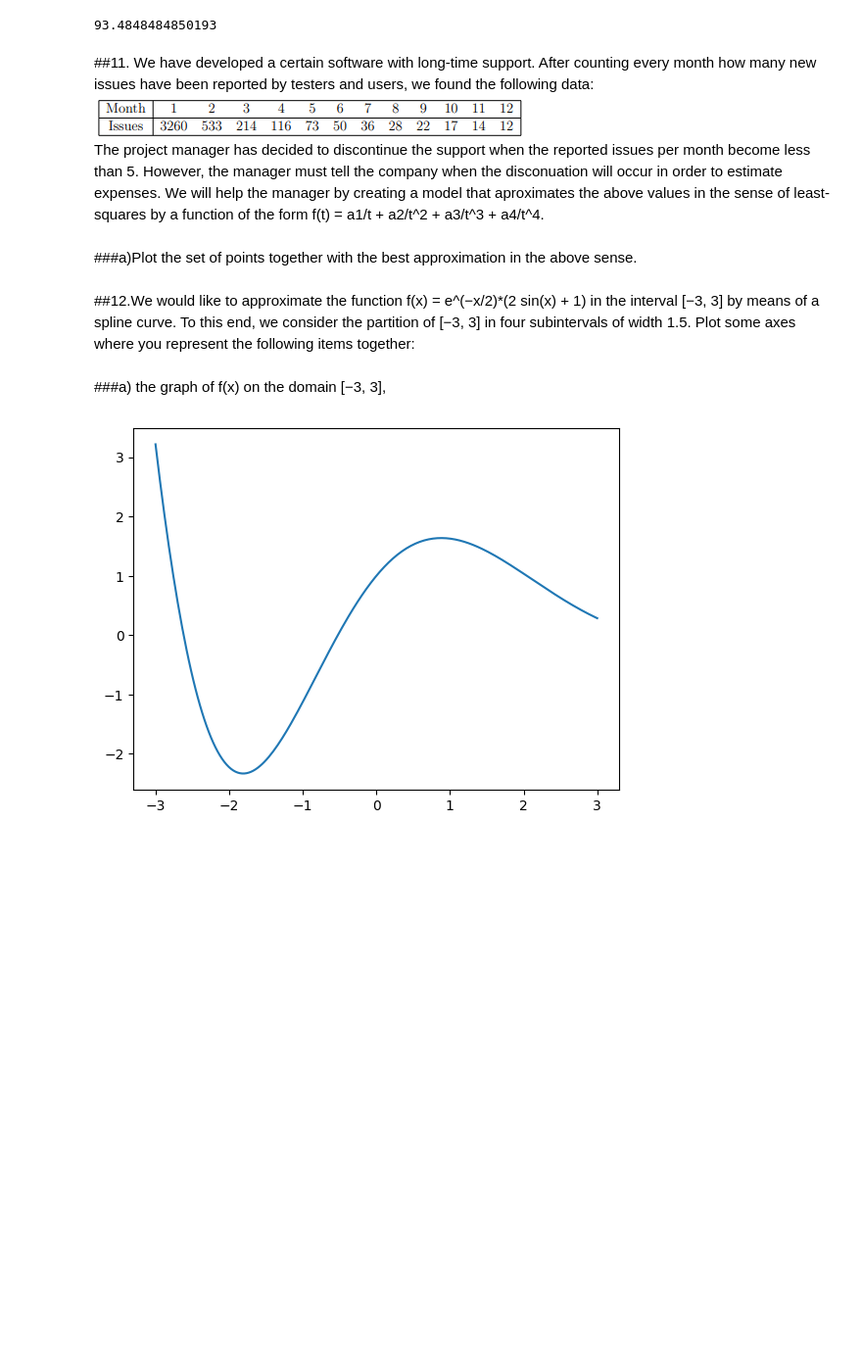
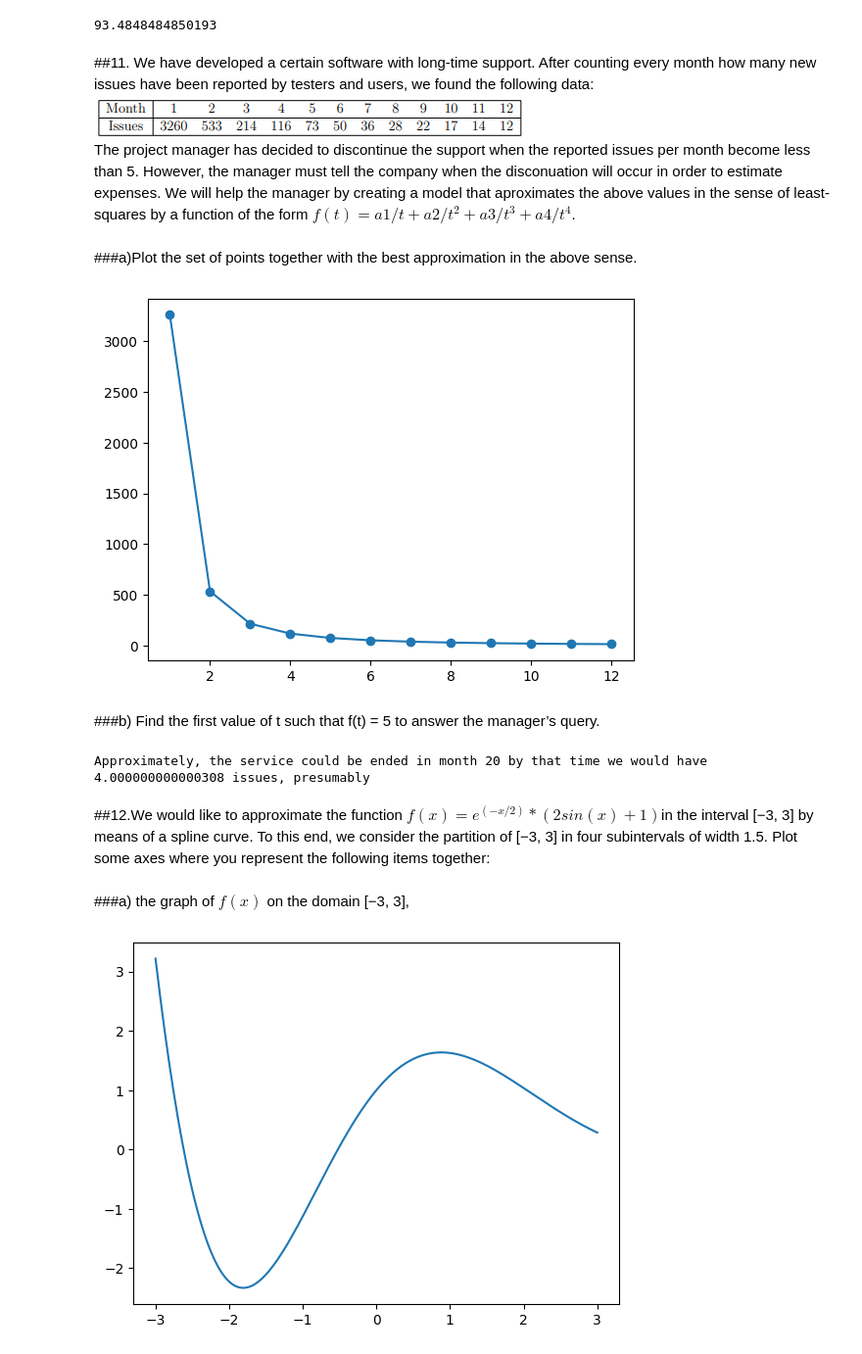
Before and after one commit to jcv00036/amn_p, a Jupyter notebook: Handout_3_Juan_Carrasco_Vico.ipynb, the cells around one changed output. Shown: that part at 98% size. Drawn from its saved outputs; the diff is of its cells as text; code cells hidden in the pictures; blank space fills up the shorter version.

```diff
--- a/Handout_3_Juan_Carrasco_Vico.ipynb
+++ b/Handout_3_Juan_Carrasco_Vico.ipynb
@@ -1160,7 +1144,7 @@ print(leastSquareApproximation(a,b,f,1))
 [figure]
 93.4848484850193
 # %% [markdown]
-##11. We have developed a certain software with long-time support. After counting every month how many new issues have been reported by testers and users, we found the following data:<br>![image.png](embedded-picture-1)<br>The project manager has decided to discontinue the support when the reported issues per month become less than 5. However, the manager must tell the company when the disconuation will occur in order to estimate expenses. We will help the manager by creating a model that aproximates the above values in the sense of least-squares by a function of the form f(t) = a1/t + a2/t^2 + a3/t^3 + a4/t^4.
+##11. We have developed a certain software with long-time support. After counting every month how many new issues have been reported by testers and users, we found the following data:<br>![image.png](embedded-picture-1)<br>The project manager has decided to discontinue the support when the reported issues per month become less than 5. However, the manager must tell the company when the disconuation will occur in order to estimate expenses. We will help the manager by creating a model that aproximates the above values in the sense of least-squares by a function of the form $f(t) = a1/t + a2/t^2 + a3/t^3 + a4/t^4$.
 # %%
 month=[1,2,3,4,5,6,7,8,9,10,11,12]
 issues=[3260,533,214,116,73,50,36,28,22,17,14,12]
@@ -1167,9 +1191,39 @@ issues=[3260,533,214,116,73,50,36,28,22,17,14,12]
 # %% [markdown]
 ###a)Plot the set of points together with the best approximation in the above sense.
+# %%
+#We want to approximate this mesh of points with a straigth line
+x = np.linspace(1,12,12)
+fig, ax = plt.subplots()
+ax.scatter(month,issues)
+
+#This will be the function we use for inner product calculations
+def f(x):
+  for i in range(len(month)):
+    if x == month[i]:
+      return issues[i]
+  return 0
+
+#This means aλ = b
+a,b = generatorMatrices2(4,month,f)
+
+y = leastSquareApproximation2(a,b,f,x)
+ax.plot(x,y)
+
+plt.show()
+# %% [output]
+[figure, added]
+# %% [markdown]
+###b) Find the first value of t such that f(t) = 5 to answer the manager’s query.
+# %%
+approximation = newtonRalphson(lambda t: leastSquareApproximation2(a,b,f,t)-4,13,0.000001)
+print("Approximately, the service could be ended in month", round(approximation), "by that time",
+      "we would have", leastSquareApproximation2(a,b,f,approximation),"issues, presumably")
+# %% [output]
+Approximately, the service could be ended in month 20 by that time we would have 4.000000000000308 issues, presumably
 # %% [markdown]
-##12.We would like to approximate the function f(x) = e^(−x/2)*(2 sin(x) + 1) in the interval [−3, 3] by means of a spline curve. To this end, we consider the partition of [−3, 3] in four subintervals of width 1.5. Plot some axes where you represent the following items together:
+##12.We would like to approximate the function $f(x) = e^(−x/2)*(2 sin(x) + 1) $in the interval [−3, 3] by means of a spline curve. To this end, we consider the partition of [−3, 3] in four subintervals of width 1.5. Plot some axes where you represent the following items together:
 # %% [markdown]
-###a) the graph of f(x) on the domain [−3, 3],
+###a) the graph of $f(x)$ on the domain [−3, 3],
 # %%
 def f(x):
   return (np.e**(-x/2))*(2*np.sin(x)+1)
```
Also changed, not shown: parts of 51 cells of this notebook.
